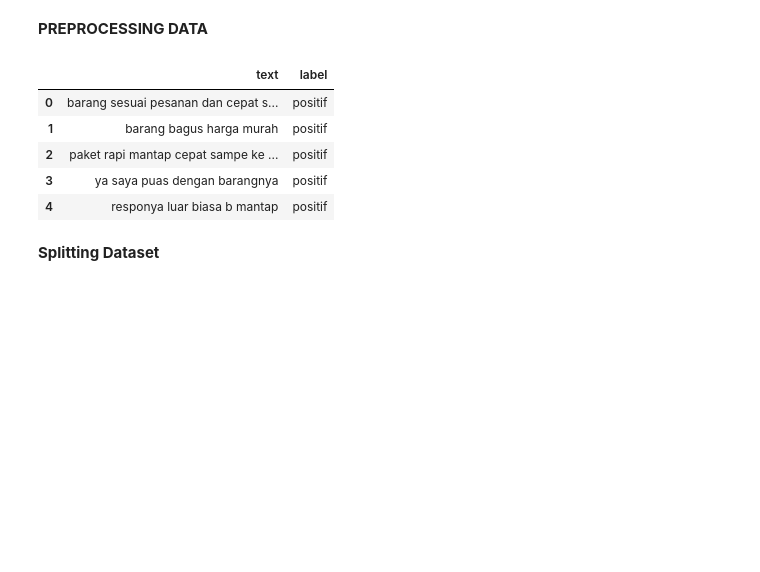
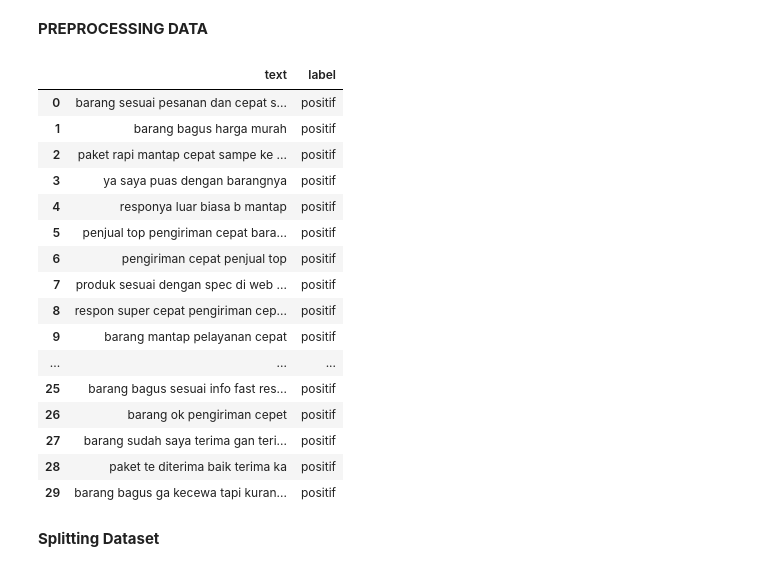
Before and after one commit to RizkiYanuar-Tech/nolimit-ds-test-Muhammad-Rizki-Yanuar, a Jupyter notebook: nolimit_ds_test_Muhammad_Rizki_Yanuar.ipynb, the cells around one changed output. Saved outputs shown, nothing was run; the diff lists cells and outputs as text; code cells hidden in the pictures; blank space fills up the shorter version.

```diff
--- a/nolimit_ds_test_Muhammad_Rizki_Yanuar.ipynb
+++ b/nolimit_ds_test_Muhammad_Rizki_Yanuar.ipynb
@@ -267,14 +266,25 @@ tokped_cleaned['label'] = tokped_cleaned['rating'].apply(labeling)
 # Hapus kolom rating karena sudah tidak digunakan lagi
 tokped_cleaned = tokped_cleaned.drop(columns=['rating'])
 # %%
-tokped_cleaned.head()
+tokped_cleaned.head(30)
 # %% [output]
 |  | text | label |
 | 0 | barang sesuai pesanan dan cepat s... | positif |
 | 1 | barang bagus harga murah | positif |
 | 2 | paket rapi mantap cepat sampe ke ... | positif |
 | 3 | ya saya puas dengan barangnya | positif |
 | 4 | responya luar biasa b mantap | positif |
+| 5 | penjual top pengiriman cepat bara... | positif |
+| 6 | pengiriman cepat penjual top | positif |
+| 7 | produk sesuai dengan spec di web ... | positif |
+| 8 | respon super cepat pengiriman cep... | positif |
+| 9 | barang mantap pelayanan cepat | positif |
+| ... | ... | ... |
+| 25 | barang bagus sesuai info fast res... | positif |
+| 26 | barang ok pengiriman cepet | positif |
+| 27 | barang sudah saya terima gan teri... | positif |
+| 28 | paket te diterima baik terima ka | positif |
+| 29 | barang bagus ga kecewa tapi kuran... | positif |
 # %%
 # Simpan dataset yang sudah bersihkan ke format csv
 tokped_cleaned.to_csv("tokopedia_reviews_clean.csv", index=False)
```
Also changed, not shown: parts of 1 cell of this notebook.
